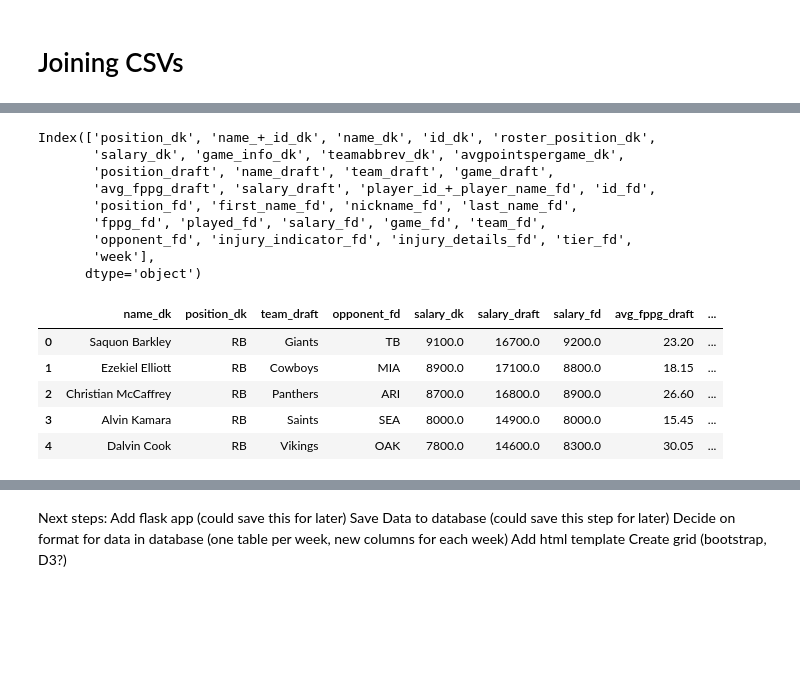
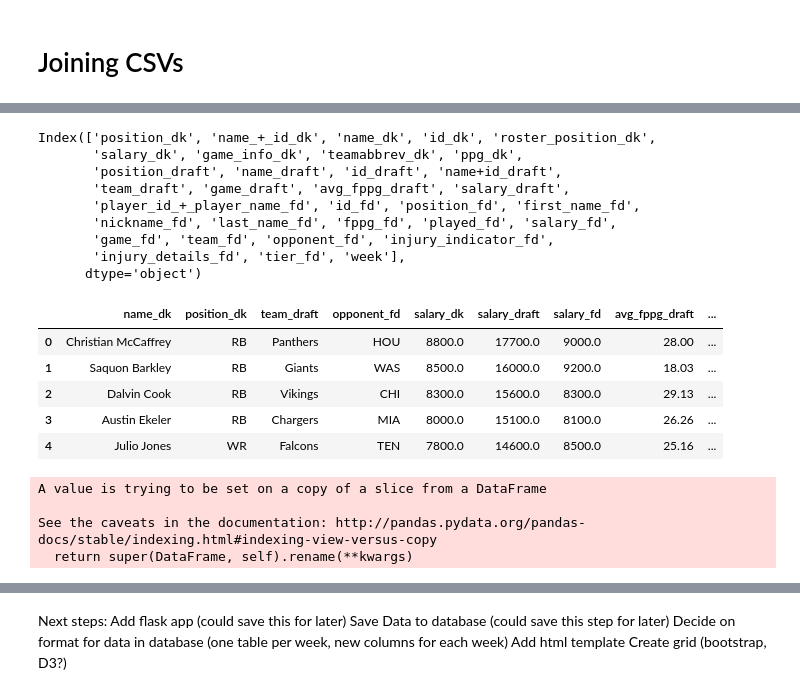
Before and after one commit to JGH85/LineupCombiner, a Jupyter notebook: LineupCombiner.ipynb, the cells around one changed output, grey strips where cells are left out. Cells and saved outputs as stored; diff of their text form; code cells hidden in the pictures; blank space fills up the shorter version.

Commit message:
finished week 4

```diff
--- a/LineupCombiner.ipynb
+++ b/LineupCombiner.ipynb
@@ -4,9 +4,12 @@ import pandas as pd
 # Import CSVs
 # %%
 # Save path to data set in a variable
-dkfile = "Resources/DKSalariesMainSlateWeek3Cleaned.csv"
-fdfile = "Resources/FanduelSalariesMainSlateWeek3Cleaned.csv"
-draftfile = "Resources/FantasyDraftSalariesMainSlateWeek3.csv"
+#pre steps:
+#remove all non-applicable columns from csvs, place in resources folder and put names here.
+
+dkfile = "Resources/DKSalariesMainSlateWeek4.csv"
+fdfile = "Resources/FanDuelMainSlateWeek4.csv"
+draftfile = "Resources/FantasyDraftMainSlateWeek4.csv"
 # %%
 # import draftkings csv
 dk_pd = pd.read_csv(dkfile)
@@ -36,3 +47,9 @@ fd_pd = pd.read_csv(fdfile, header=6)
 # Clean Dataframes
 # %% [markdown]
 ### Draftkings Cleaning
+# %%
+# dk_pd.describe()
+# dk_pd.columns
+#clean up all column headers to enable dot notation
+dk_pd.rename({'AvgPointsPerGame': 'ppg'}, axis=1, inplace=True)
+dk_pd.head()
@@ -188,3 +223,6 @@ fd_pd.head()
 # %%
 #clean up columns
 fd_pd.played_fd = pd.to_numeric(fd_pd.played_fd, errors='coerce').fillna(0).astype('int64')
+# %%
+fd_pd.fppg_fd = round(fd_pd.fppg_fd, 1)
+fd_pd.head()
@@ -306,24 +337,31 @@ all_pd.head()
 all_pd.columns
 # %% [output]
 Index(['position_dk', 'name_+_id_dk', 'name_dk', 'id_dk', 'roster_position_dk',
-       'salary_dk', 'game_info_dk', 'teamabbrev_dk', 'avgpointspergame_dk',
-       'position_draft', 'name_draft', 'team_draft', 'game_draft',
-       'avg_fppg_draft', 'salary_draft', 'player_id_+_player_name_fd', 'id_fd',
-       'position_fd', 'first_name_fd', 'nickname_fd', 'last_name_fd',
-       'fppg_fd', 'played_fd', 'salary_fd', 'game_fd', 'team_fd',
-       'opponent_fd', 'injury_indicator_fd', 'injury_details_fd', 'tier_fd',
-       'week'],
+       'salary_dk', 'game_info_dk', 'teamabbrev_dk', 'ppg_dk',
+       'position_draft', 'name_draft', 'id_draft', 'name+id_draft',
+       'team_draft', 'game_draft', 'avg_fppg_draft', 'salary_draft',
+       'player_id_+_player_name_fd', 'id_fd', 'position_fd', 'first_name_fd',
+       'nickname_fd', 'last_name_fd', 'fppg_fd', 'played_fd', 'salary_fd',
+       'game_fd', 'team_fd', 'opponent_fd', 'injury_indicator_fd',
+       'injury_details_fd', 'tier_fd', 'week'],
       dtype='object')
 # %%
-all_cut = all_pd[['name_dk', 'position_dk','team_draft', 'opponent_fd','salary_dk', 'salary_draft', 'salary_fd', 'avg_fppg_draft', 'avgpointspergame_dk', 'fppg_fd' ]]
+all_cut = all_pd[['name_dk', 'position_dk','team_draft', 'opponent_fd','salary_dk', 'salary_draft', 'salary_fd', 'avg_fppg_draft', 'ppg_dk', 'fppg_fd' ]]
 all_cut.head()
 # %% [output]
 |  | name_dk | position_dk | team_draft | opponent_fd | salary_dk | salary_draft | salary_fd | avg_fppg_draft | ... |
-| 0 | Saquon Barkley | RB | Giants | TB | 9100.0 | 16700.0 | 9200.0 | 23.20 | ... |
-| 1 | Ezekiel Elliott | RB | Cowboys | MIA | 8900.0 | 17100.0 | 8800.0 | 18.15 | ... |
-| 2 | Christian McCaffrey | RB | Panthers | ARI | 8700.0 | 16800.0 | 8900.0 | 26.60 | ... |
-| 3 | Alvin Kamara | RB | Saints | SEA | 8000.0 | 14900.0 | 8000.0 | 15.45 | ... |
-| 4 | Dalvin Cook | RB | Vikings | OAK | 7800.0 | 14600.0 | 8300.0 | 30.05 | ... |
+| 0 | Christian McCaffrey | RB | Panthers | HOU | 8800.0 | 17700.0 | 9000.0 | 28.00 | ... |
+| 1 | Saquon Barkley | RB | Giants | WAS | 8500.0 | 16000.0 | 9200.0 | 18.03 | ... |
+| 2 | Dalvin Cook | RB | Vikings | CHI | 8300.0 | 15600.0 | 8300.0 | 29.13 | ... |
+| 3 | Austin Ekeler | RB | Chargers | MIA | 8000.0 | 15100.0 | 8100.0 | 26.26 | ... |
+| 4 | Julio Jones | WR | Falcons | TEN | 7800.0 | 14600.0 | 8500.0 | 25.16 | ... |
+# %%
+all_cut.rename({'avg_fppg_draft': 'ppg_draft', 'fppg_fd':'ppg_fd'}, axis=1, inplace=True)
+# %% [output]
+A value is trying to be set on a copy of a slice from a DataFrame
+
+See the caveats in the documentation: http://pandas.pydata.org/pandas-docs/stable/indexing.html#indexing-view-versus-copy
+  return super(DataFrame, self).rename(**kwargs)
 # %%
 all_cut.head()
 # %% [output]
```
Also changed, not shown: parts of 31 cells of this notebook, 6 other files.
